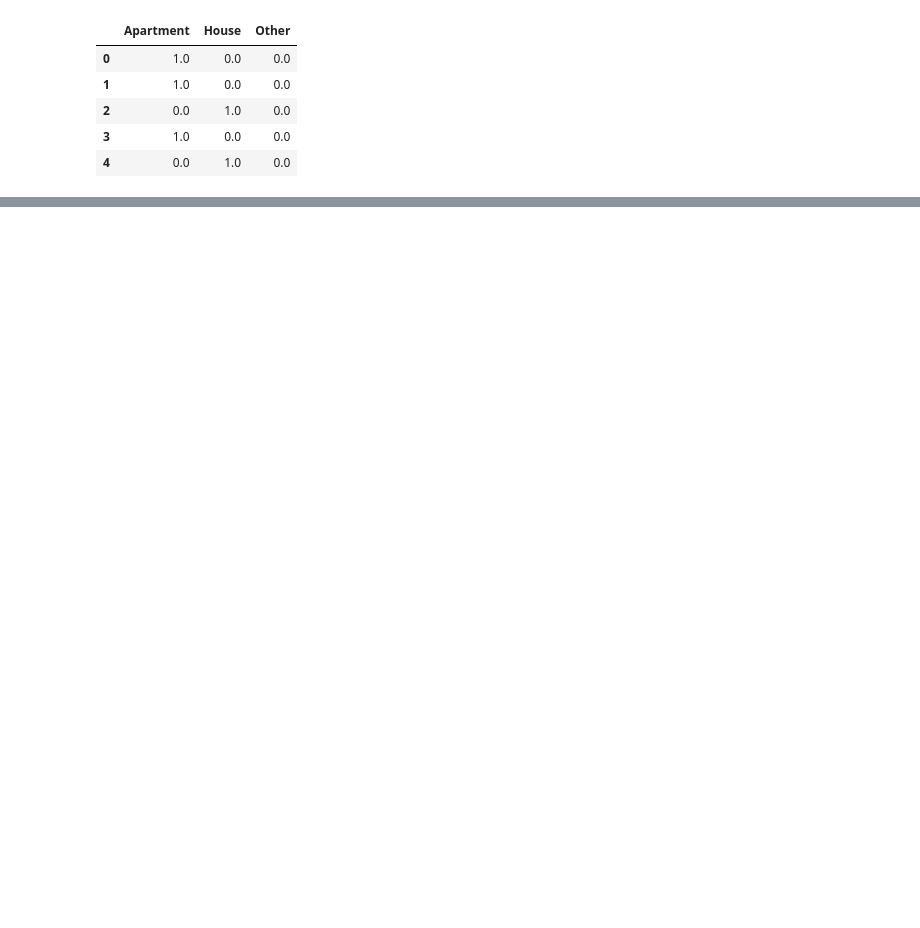
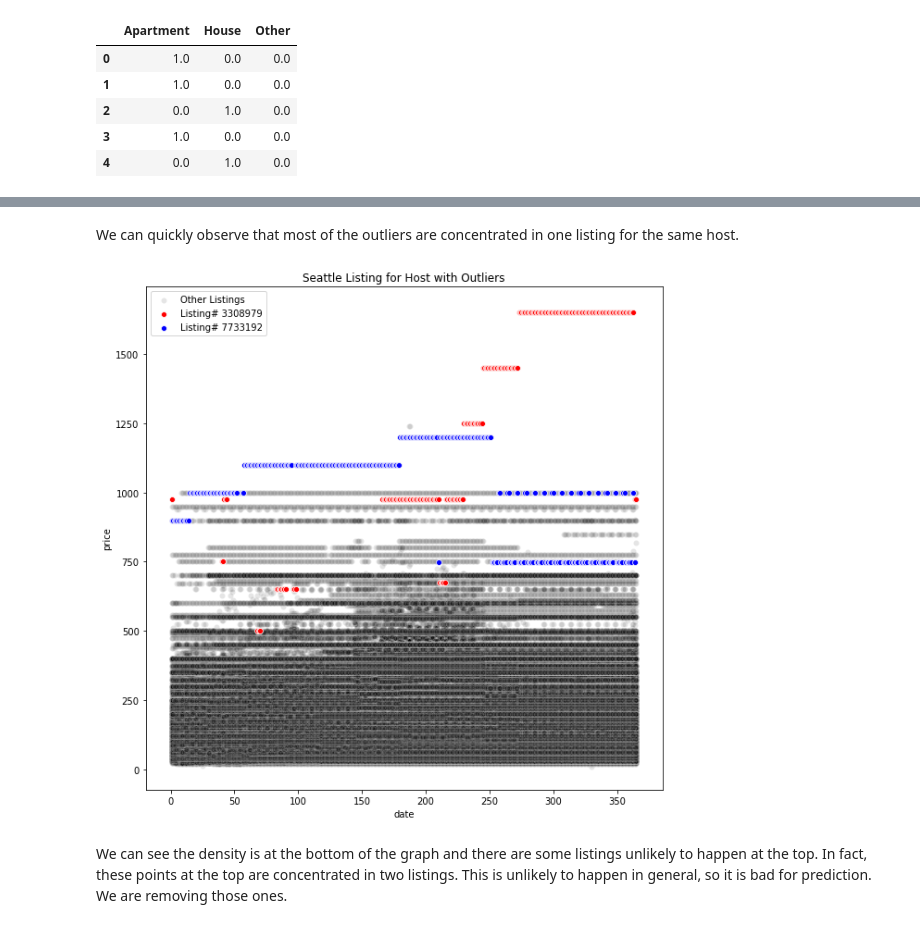
Before and after one commit to samlexrod/airbnb_ml, a Jupyter notebook: AIRBNB_Seattle.ipynb, the cells around one changed output, grey strips where cells are left out. Drawn from its saved outputs; the diff is of its cells as text; code cells hidden in the pictures; blank space fills up the shorter version.

Commit message:
General Updates

```diff
--- a/AIRBNB_Seattle.ipynb
+++ b/AIRBNB_Seattle.ipynb
@@ -333,0 +419,33 @@ ______________________________________________________________________
+# %% [markdown]
+We can quickly observe that most of the outliers are concentrated in one listing for the same host.
+# %%
+plt.figure(figsize=(10, 10));
+
+data = df_calendar
+plt.title("Seattle Listing Prices Over Date Numbers")
+sns.scatterplot(x='date',
+                y='price',
+                data=data,
+                color='black',
+                alpha=.1,
+                label='Other Listings');
+
+data = df_calendar.query("listing_id == '3308979'")
+plt.title("Seattle Listing for Host with Outliers")
+sns.scatterplot(x='date',
+                y='price',
+                data=data,
+                color='red',
+                label='Listing# 3308979');
+
+data = df_calendar.query("listing_id == '7733192'")
+plt.title("Seattle Listing for Host with Outliers")
+sns.scatterplot(x='date',
+                y='price',
+                data=data,
+                color='blue',
+                label='Listing# 7733192');
+# %% [output]
+[figure, added]
+# %% [markdown]
+We can see the density is at the bottom of the graph and there are some listings unlikely to happen at the top. In fact, these points at the top are concentrated in two listings. This is unlikely to happen in general, so it is bad for prediction. We are removing those ones.
```
Also changed, not shown: parts of 51 cells of this notebook, 3 other files.
